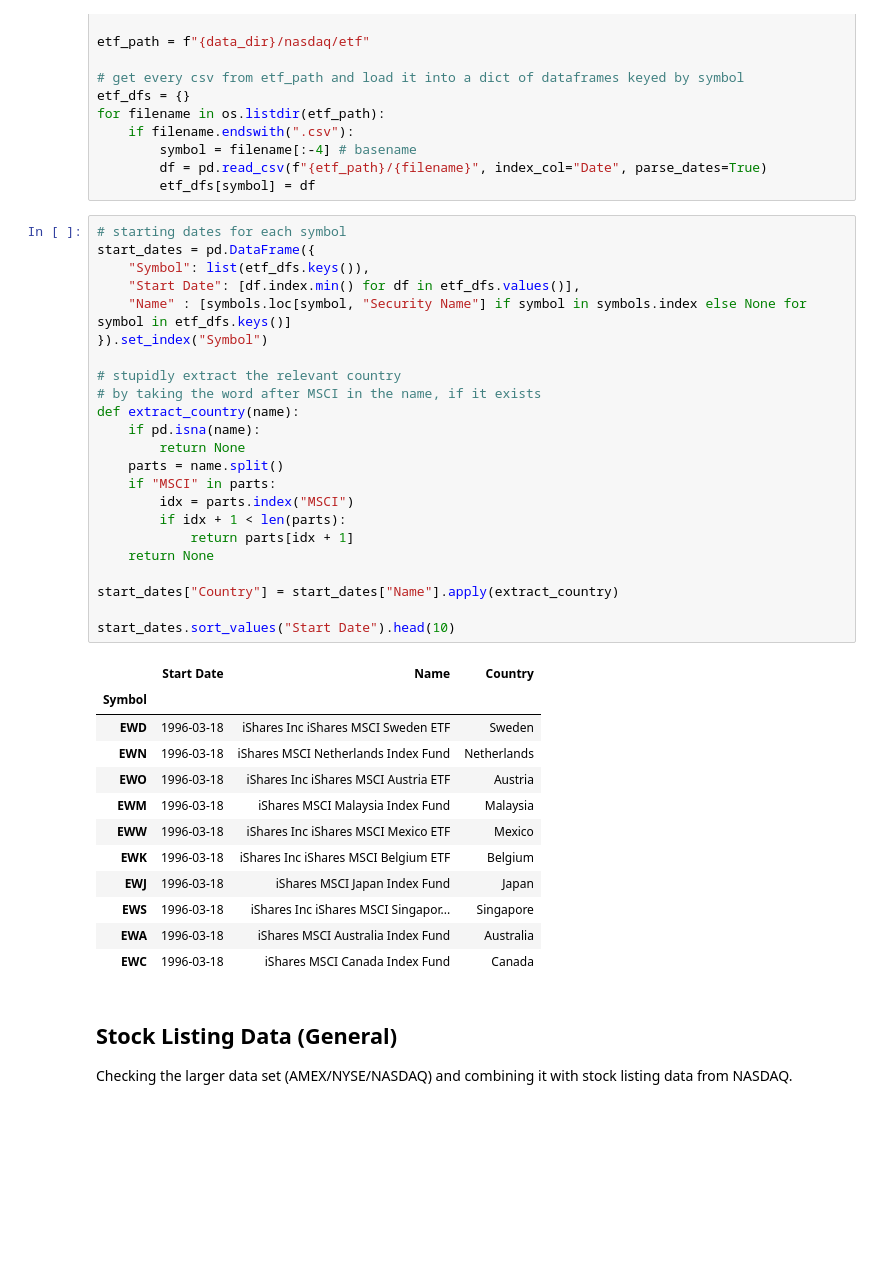
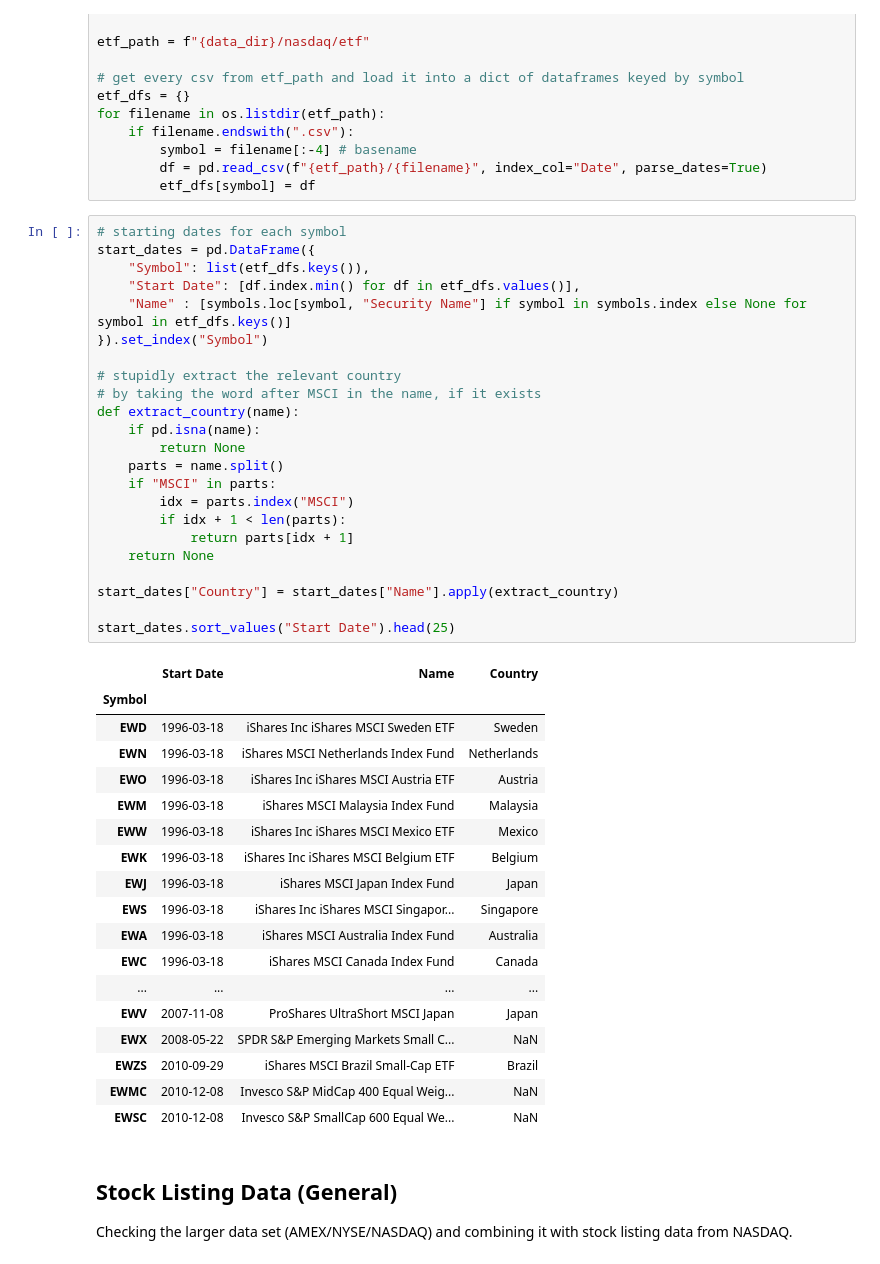
Before and after one commit to com-480-data-visualization/special-operations, a Jupyter notebook: milestone1/preliminary_analysis.ipynb, the cells around one changed output. Saved outputs shown, nothing was run; the diff lists cells and outputs as text; blank space fills up the shorter version.

```diff
--- a/milestone1/preliminary_analysis.ipynb
+++ b/milestone1/preliminary_analysis.ipynb
@@ -80,34 +80,40 @@ start_dates = pd.DataFrame({
     "Name" : [symbols.loc[symbol, "Security Name"] if symbol in symbols.index else None for symbol in etf_dfs.keys()]
 }).set_index("Symbol")
 
 # stupidly extract the relevant country
 # by taking the word after MSCI in the name, if it exists
 def extract_country(name):
     if pd.isna(name):
         return None
     parts = name.split()
     if "MSCI" in parts:
         idx = parts.index("MSCI")
         if idx + 1 < len(parts):
             return parts[idx + 1]
     return None
 
 start_dates["Country"] = start_dates["Name"].apply(extract_country)
 
-start_dates.sort_values("Start Date").head(10)
+start_dates.sort_values("Start Date").head(25)
 # %% [output]
 |  | Start Date | Name | Country |
 | Symbol |  |  |  |
 | EWD | 1996-03-18 | iShares Inc iShares MSCI Sweden ETF | Sweden |
 | EWN | 1996-03-18 | iShares MSCI Netherlands Index Fund | Netherlands |
 | EWO | 1996-03-18 | iShares Inc iShares MSCI Austria ETF | Austria |
 | EWM | 1996-03-18 | iShares MSCI Malaysia Index Fund | Malaysia |
 | EWW | 1996-03-18 | iShares Inc iShares MSCI Mexico ETF | Mexico |
 | EWK | 1996-03-18 | iShares Inc iShares MSCI Belgium ETF | Belgium |
 | EWJ | 1996-03-18 | iShares MSCI Japan Index Fund | Japan |
 | EWS | 1996-03-18 | iShares Inc iShares MSCI Singapor... | Singapore |
 | EWA | 1996-03-18 | iShares MSCI Australia Index Fund | Australia |
 | EWC | 1996-03-18 | iShares MSCI Canada Index Fund | Canada |
+| ... | ... | ... | ... |
+| EWV | 2007-11-08 | ProShares UltraShort MSCI Japan | Japan |
+| EWX | 2008-05-22 | SPDR S&P Emerging Markets Small C... | NaN |
+| EWZS | 2010-09-29 | iShares MSCI Brazil Small-Cap ETF | Brazil |
+| EWMC | 2010-12-08 | Invesco S&P MidCap 400 Equal Weig... | NaN |
+| EWSC | 2010-12-08 | Invesco S&P SmallCap 600 Equal We... | NaN |
 # %% [markdown]
 ## Stock Listing Data (General)
 
```
Also changed, not shown: parts of 4 cells of this notebook, 1 other file.
